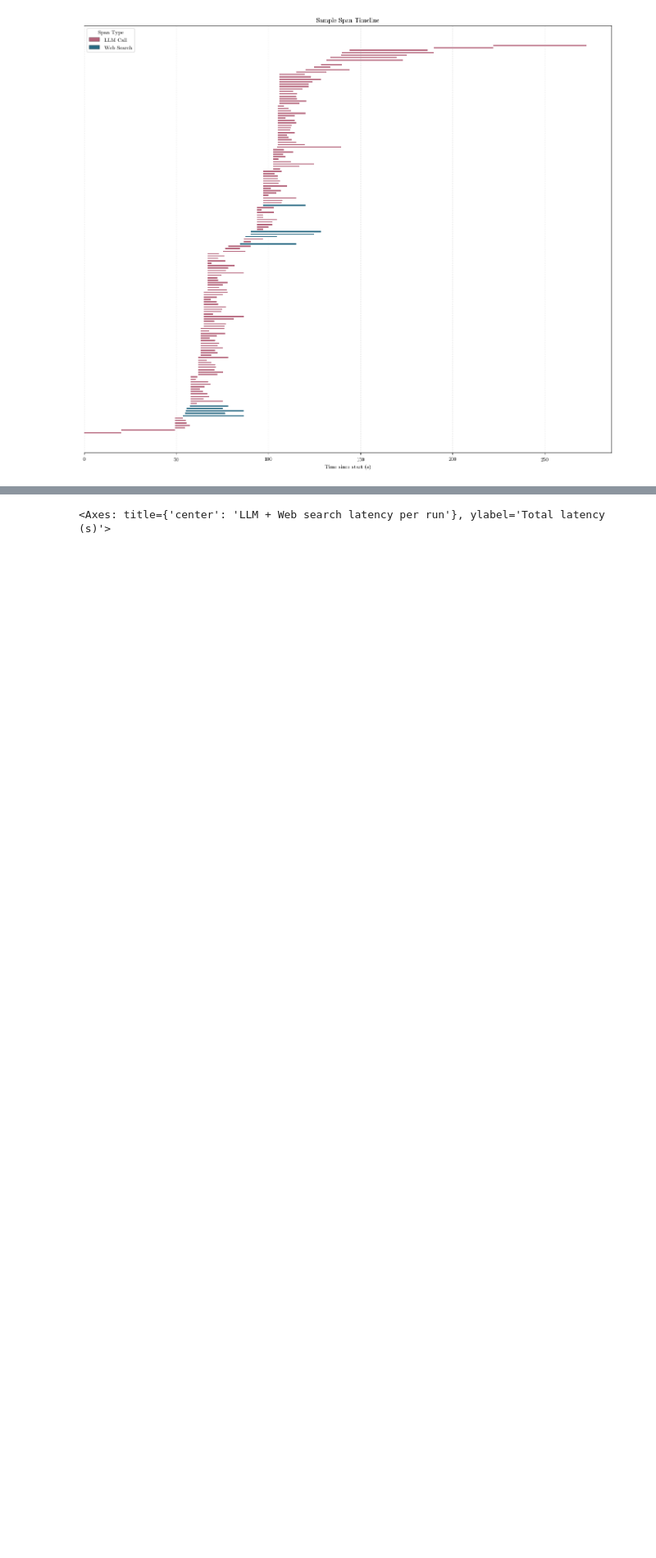
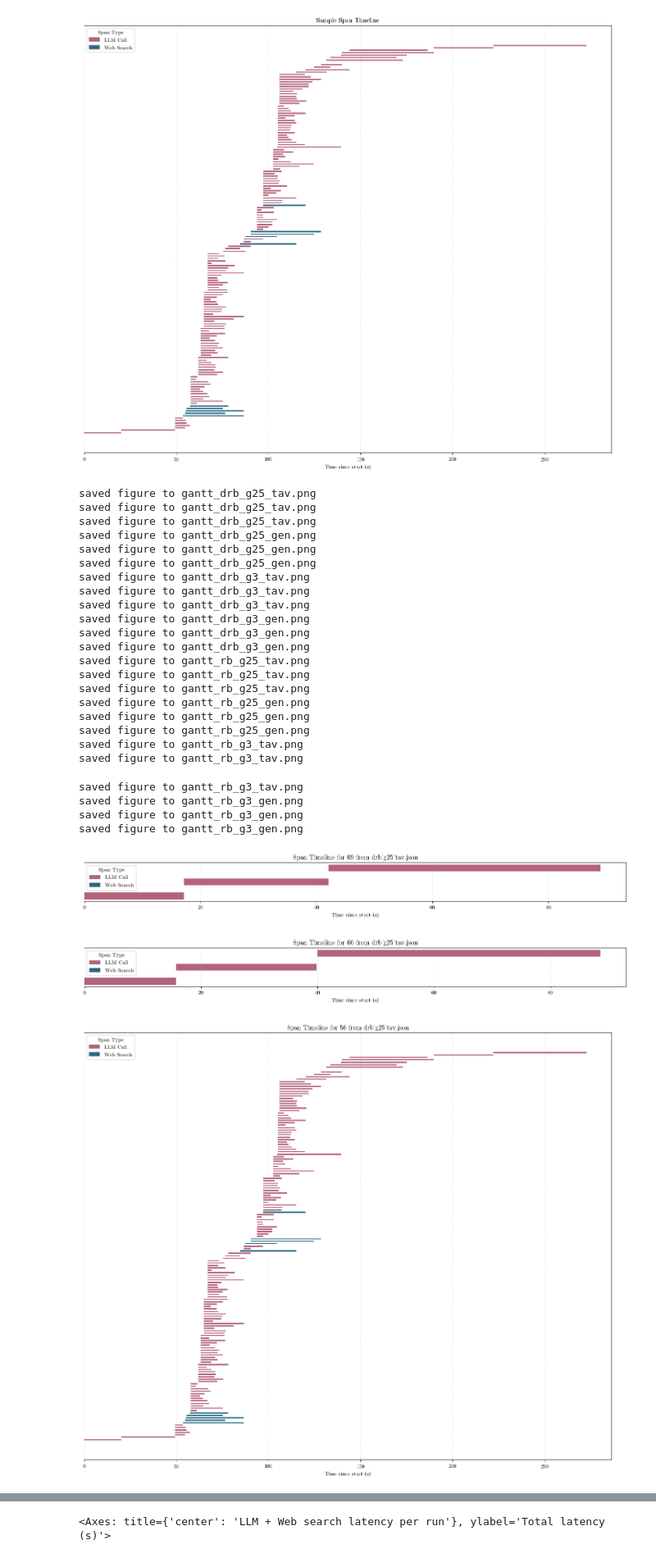
Before and after one commit to matt-seb-ho/gensee_odr, a Jupyter notebook: src/open_deep_research/plotting.ipynb, the cells around one changed output, grey strips where cells are left out. Shown at 82% size. Cells and saved outputs as stored; diff of their text form; code cells hidden in the pictures; blank space fills up the shorter version.

```diff
--- a/src/open_deep_research/plotting.ipynb
+++ b/src/open_deep_research/plotting.ipynb
@@ -38,7 +38,8 @@ rb_outputs = [
 # %%
 dummy = json.loads(drb_outputs[0].read_text())
 # %%
-hansin_file = Path("/home/matt/dere/gensee_odr/outputs/task1-CS-2.5_events.json")
+# hansin_file = Path("/home/matt/dere/gensee_odr/outputs/task1-CS-2.5_events.json")
+hansin_file = Path("/home/matt/dere/gensee_odr/outputs/hansin/task1-CS-2.5_events.json")
 hansin_data = json.loads(hansin_file.read_text())
 # %%
 def reprocess_spans(spans: list[dict]) -> list[dict]:
@@ -60,0 +68,42 @@ plot_span_timeline(temp, title="Sample Span Timeline")
+# %%
+for f_ in drb_outputs + rb_outputs:
+    data = json.loads(f_.read_text())
+    for k, v in data.items():
+        reprocessed = reprocess_spans(v["spans"])
+        ax = plot_span_timeline(
+            reprocessed,
+            title=f"Span Timeline for {k} from {f_.name}",
+        )
+        ax.figure.savefig(
+            FIG_DIR / f"gantt_{k}_{f_.stem}.png",
+            dpi=300,
+        )
+        print(f"saved figure to gantt_{f_.stem}.png")
+# %% [output]
+saved figure to gantt_drb_g25_tav.png
+saved figure to gantt_drb_g25_tav.png
+saved figure to gantt_drb_g25_tav.png
+saved figure to gantt_drb_g25_gen.png
+saved figure to gantt_drb_g25_gen.png
+saved figure to gantt_drb_g25_gen.png
+saved figure to gantt_drb_g3_tav.png
+saved figure to gantt_drb_g3_tav.png
+saved figure to gantt_drb_g3_tav.png
+saved figure to gantt_drb_g3_gen.png
+saved figure to gantt_drb_g3_gen.png
+saved figure to gantt_drb_g3_gen.png
+saved figure to gantt_rb_g25_tav.png
+saved figure to gantt_rb_g25_tav.png
+saved figure to gantt_rb_g25_tav.png
+saved figure to gantt_rb_g25_gen.png
+saved figure to gantt_rb_g25_gen.png
+saved figure to gantt_rb_g25_gen.png
+saved figure to gantt_rb_g3_tav.png
+saved figure to gantt_rb_g3_tav.png
+saved figure to gantt_rb_g3_tav.png
+saved figure to gantt_rb_g3_gen.png
+saved figure to gantt_rb_g3_gen.png
+saved figure to gantt_rb_g3_gen.png
+[figure, added]
+[figure, added]
+[figure, added]
```
Also changed, not shown: parts of 5 cells of this notebook, 2 other files.
